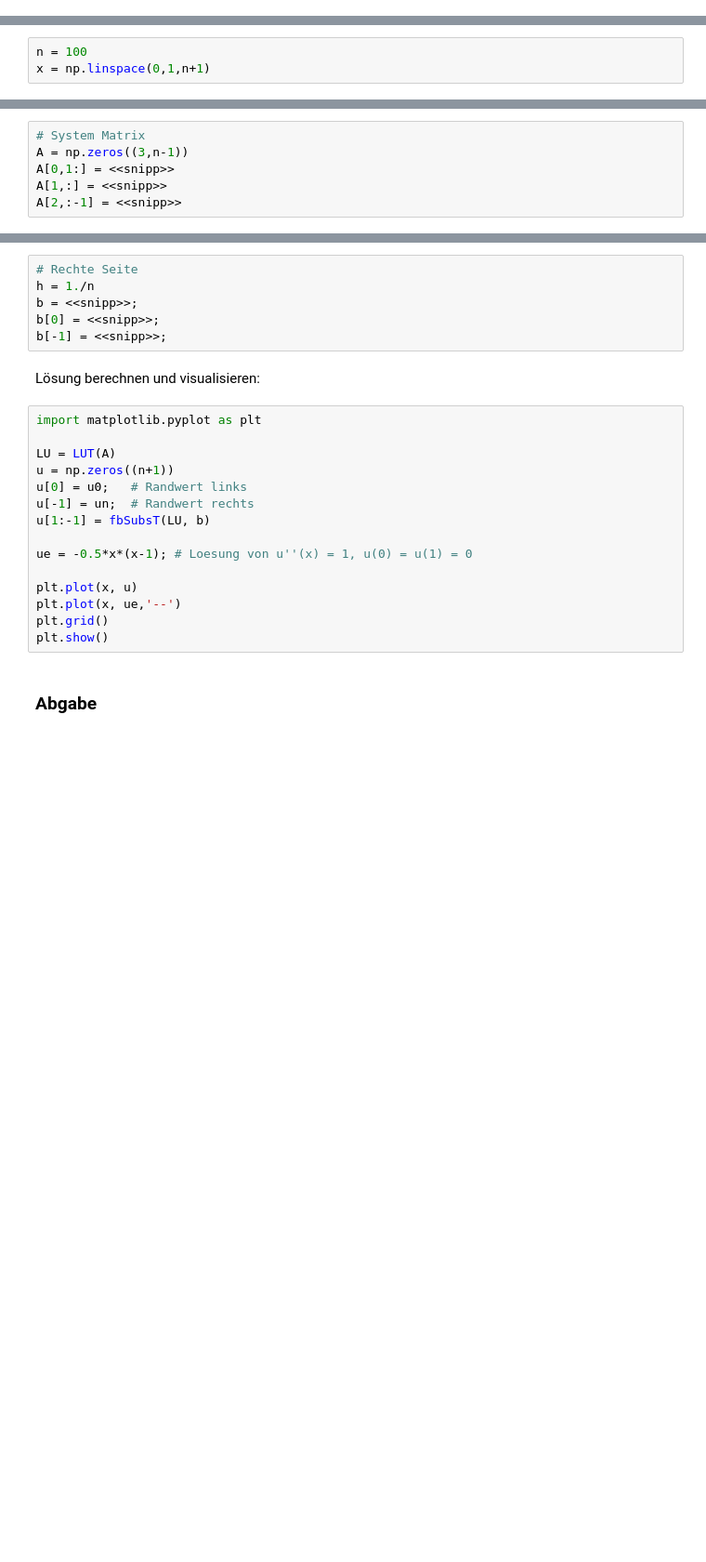
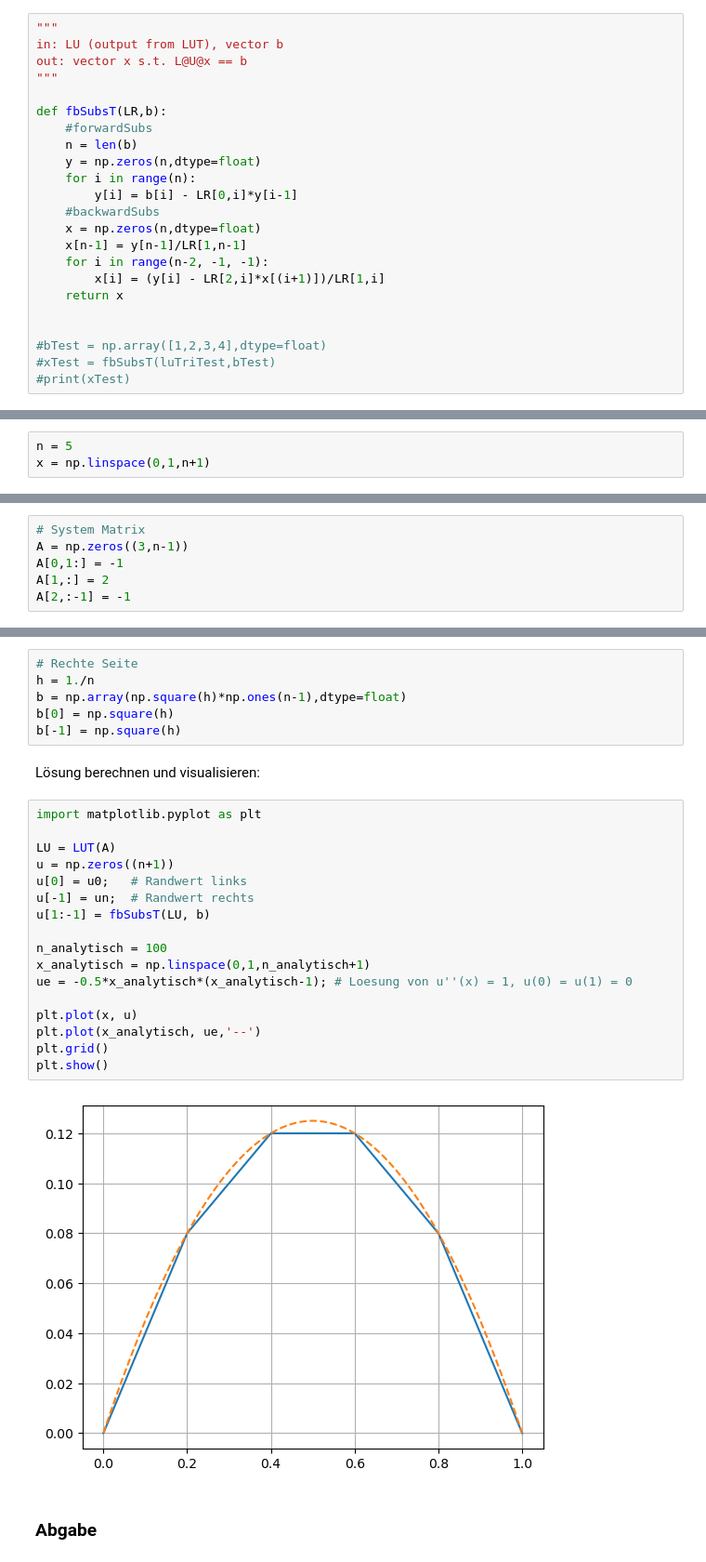
Before and after one commit to roman1100011/NumerikPraktika, a Jupyter notebook: Praktikum 3/Numerik-Praktikum-3_stiw.ipynb, the cells around one changed output, grey strips where cells are left out. Shown at 93% size. Cells and saved outputs as stored; diff of their text form; blank space fills up the shorter version.

```diff
--- a/Praktikum 3/Numerik-Praktikum-3_stiw.ipynb
+++ b/Praktikum 3/Numerik-Praktikum-3_stiw.ipynb
@@ -91,3 +83,26 @@ def fbSubsT(LU, b):
+# %%
+"""
+in: LU (output from LUT), vector b
+out: vector x s.t. L@U@x == b
+"""
+
+def fbSubsT(LR,b):
+    #forwardSubs
+    n = len(b)
+    y = np.zeros(n,dtype=float)
+    for i in range(n):
+        y[i] = b[i] - LR[0,i]*y[i-1]
+    #backwardSubs
+    x = np.zeros(n,dtype=float)
+    x[n-1] = y[n-1]/LR[1,n-1]
+    for i in range(n-2, -1, -1):
+        x[i] = (y[i] - LR[2,i]*x[(i+1)])/LR[1,i]
+    return x
+
+
+#bTest = np.array([1,2,3,4],dtype=float)
+#xTest = fbSubsT(luTriTest,bTest)
+#print(xTest)
 # %% [markdown]
 Testen Sie Ihre Umsetzung. Der folgende Testcode ist wiederum auf die oben beschriebene Speicherung der Matrizen ausgelegt.
 # %%
@@ -109,7 +124,7 @@ for k in range(1000):
 # %% [markdown]
 Wenden Sie die oben implementierten Algorithmen auf das in der Einleitung genannte RWP an, plotten Sie die numerische Lösung zusammen mit der exakten Lösung. Die tridiagonale Matrix des LGS ist nun gegeben durch die finite Differenzen Diskretisierung (Beispiel 2.6 im Skript).
 # %%
-n = 100
+n = 5
 x = np.linspace(0,1,n+1)
 # %%
 # Dirichlet Randwerte
@@ -118,34 +133,38 @@ un = 0
 # %%
 # System Matrix
 A = np.zeros((3,n-1))
-A[0,1:] = <<snipp>>
-A[1,:] = <<snipp>>
-A[2,:-1] = <<snipp>>
+A[0,1:] = -1
+A[1,:] = 2
+A[2,:-1] = -1
 # %% [markdown]
 Im Beispiel benutzen wir $f(x) = 1$.
 # %%
 # Rechte Seite
 h = 1./n
-b = <<snipp>>;
-b[0] = <<snipp>>;
-b[-1] = <<snipp>>;
+b = np.array(np.square(h)*np.ones(n-1),dtype=float)
+b[0] = np.square(h)
+b[-1] = np.square(h)
 # %% [markdown]
 Lösung berechnen und visualisieren:
 # %%
 import matplotlib.pyplot as plt
 
 LU = LUT(A)
 u = np.zeros((n+1))
 u[0] = u0;   # Randwert links
 u[-1] = un;  # Randwert rechts
 u[1:-1] = fbSubsT(LU, b)
 
-ue = -0.5*x*(x-1); # Loesung von u''(x) = 1, u(0) = u(1) = 0
+n_analytisch = 100
+x_analytisch = np.linspace(0,1,n_analytisch+1)
+ue = -0.5*x_analytisch*(x_analytisch-1); # Loesung von u''(x) = 1, u(0) = u(1) = 0
 
 plt.plot(x, u)
-plt.plot(x, ue,'--')
+plt.plot(x_analytisch, ue,'--')
 plt.grid()
 plt.show()
+# %% [output]
+[figure, added]
 # %% [markdown]
 ### Abgabe
 # %% [markdown]
```
Also changed, not shown: parts of 3 cells of this notebook.
